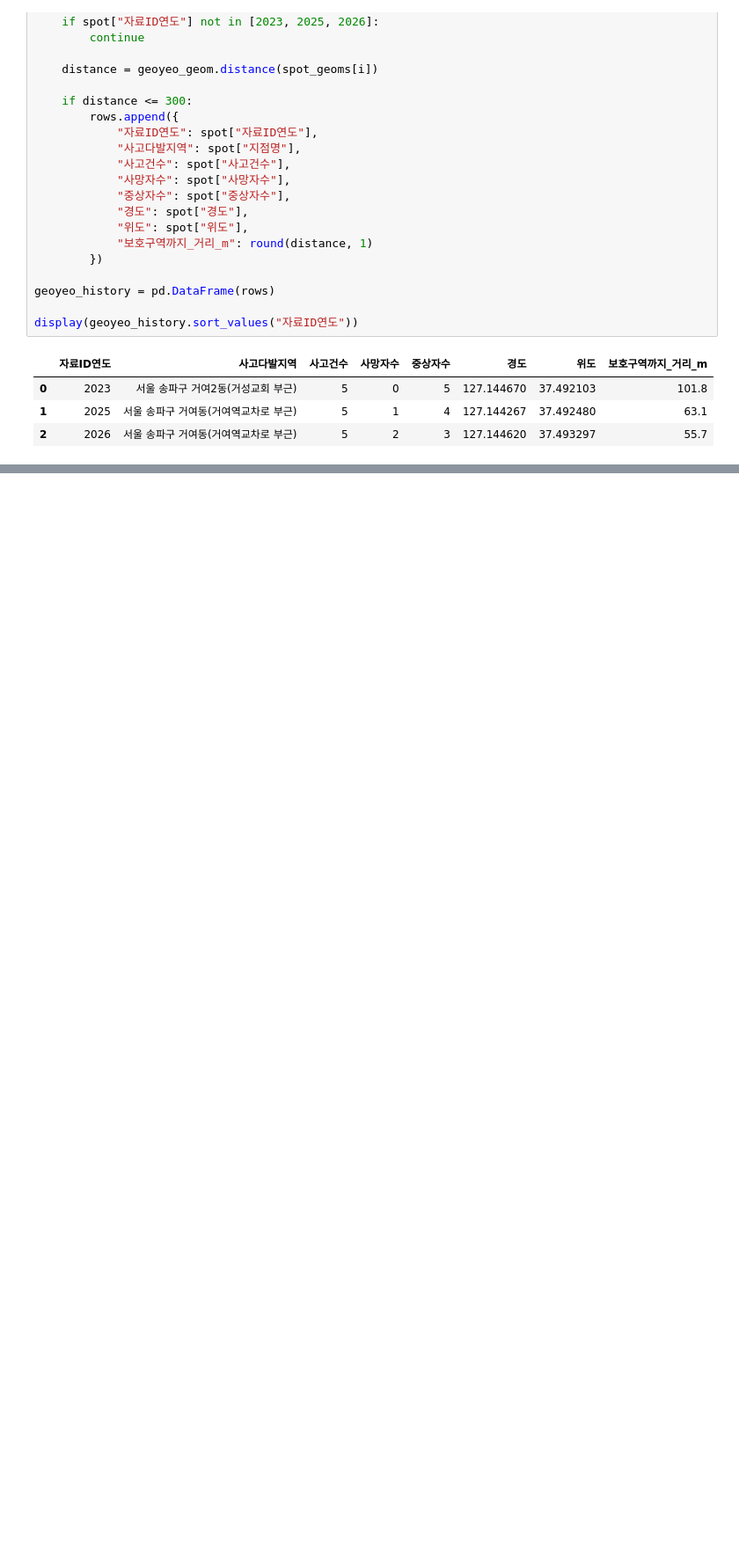
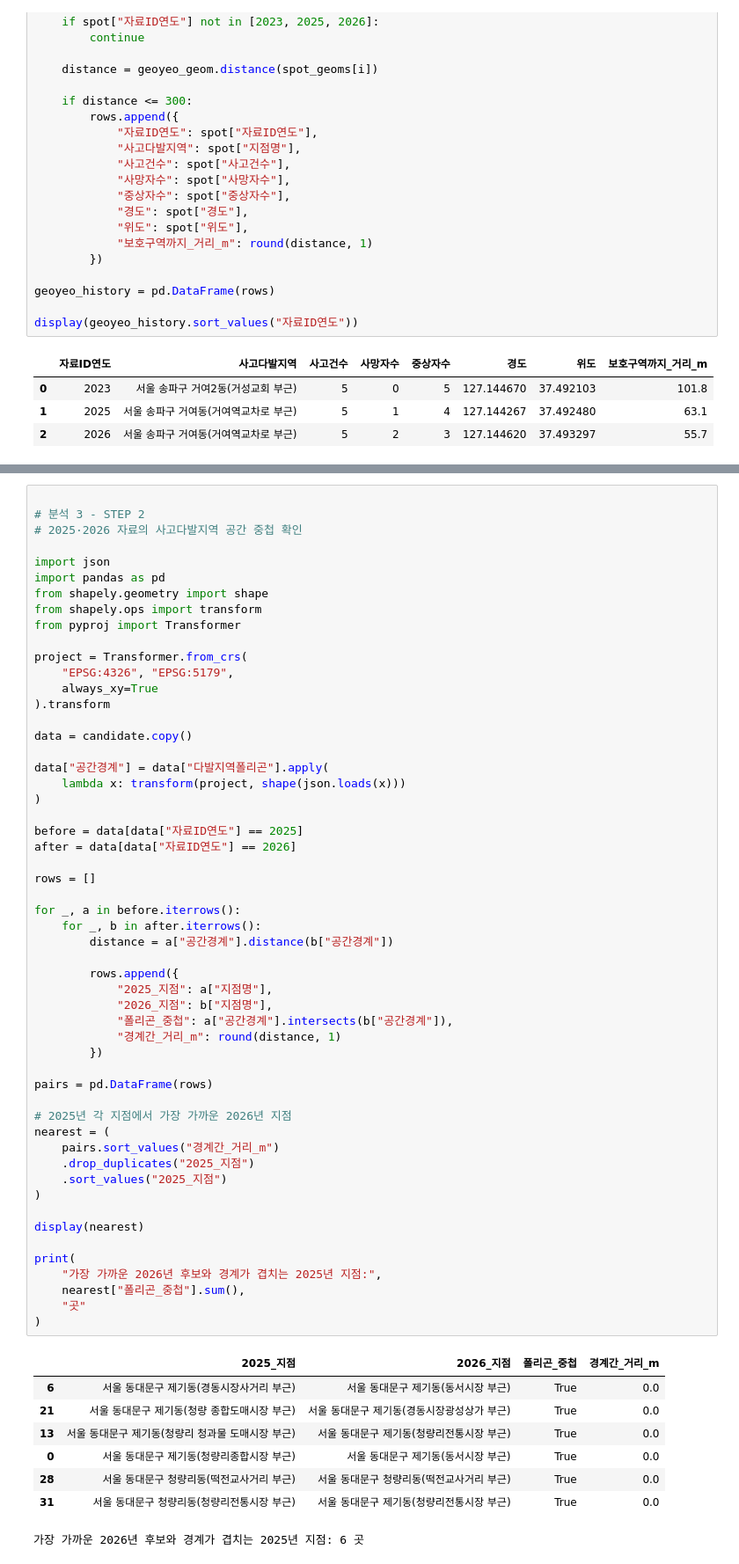
Before and after one commit to csy04x2/elder_accident, a Jupyter notebook: analysis.ipynb, the cells around one changed output, grey strips where cells are left out. Shown at 88% size. Drawn from its saved outputs; the diff is of its cells as text; blank space fills up the shorter version.

```diff
--- a/analysis.ipynb
+++ b/analysis.ipynb
@@ -3993,0 +4064,63 @@ display(geoyeo_history.sort_values("자료ID연도"))
+# %%
+
+# 분석 3 - STEP 2
+# 2025·2026 자료의 사고다발지역 공간 중첩 확인
+
+import json
+import pandas as pd
+from shapely.geometry import shape
+from shapely.ops import transform
+from pyproj import Transformer
+
+project = Transformer.from_crs(
+    "EPSG:4326", "EPSG:5179",
+    always_xy=True
+).transform
+
+data = candidate.copy()
+
+data["공간경계"] = data["다발지역폴리곤"].apply(
+    lambda x: transform(project, shape(json.loads(x)))
+)
+
+before = data[data["자료ID연도"] == 2025]
+after = data[data["자료ID연도"] == 2026]
+
+rows = []
+
+for _, a in before.iterrows():
+    for _, b in after.iterrows():
+        distance = a["공간경계"].distance(b["공간경계"])
+
+        rows.append({
+            "2025_지점": a["지점명"],
+            "2026_지점": b["지점명"],
+            "폴리곤_중첩": a["공간경계"].intersects(b["공간경계"]),
+            "경계간_거리_m": round(distance, 1)
+        })
+
+pairs = pd.DataFrame(rows)
+
+# 2025년 각 지점에서 가장 가까운 2026년 지점
+nearest = (
+    pairs.sort_values("경계간_거리_m")
+    .drop_duplicates("2025_지점")
+    .sort_values("2025_지점")
+)
+
+display(nearest)
+
+print(
+    "가장 가까운 2026년 후보와 경계가 겹치는 2025년 지점:",
+    nearest["폴리곤_중첩"].sum(),
+    "곳"
+)
+# %% [output]
+|  | 2025_지점 | 2026_지점 | 폴리곤_중첩 | 경계간_거리_m |
+| 6 | 서울 동대문구 제기동(경동시장사거리 부근) | 서울 동대문구 제기동(동서시장 부근) | True | 0.0 |
+| 21 | 서울 동대문구 제기동(청량 종합도매시장 부근) | 서울 동대문구 제기동(경동시장광성상가 부근) | True | 0.0 |
+| 13 | 서울 동대문구 제기동(청량리 청과물 도매시장 부근) | 서울 동대문구 제기동(청량리전통시장 부근) | True | 0.0 |
+| 0 | 서울 동대문구 제기동(청량리종합시장 부근) | 서울 동대문구 제기동(동서시장 부근) | True | 0.0 |
+| 28 | 서울 동대문구 청량리동(떡전교사거리 부근) | 서울 동대문구 청량리동(떡전교사거리 부근) | True | 0.0 |
+| 31 | 서울 동대문구 청량리동(청량리전통시장 부근) | 서울 동대문구 제기동(청량리전통시장 부근) | True | 0.0 |
+가장 가까운 2026년 후보와 경계가 겹치는 2025년 지점: 6 곳
```
Also changed, not shown: parts of 2 cells of this notebook.
